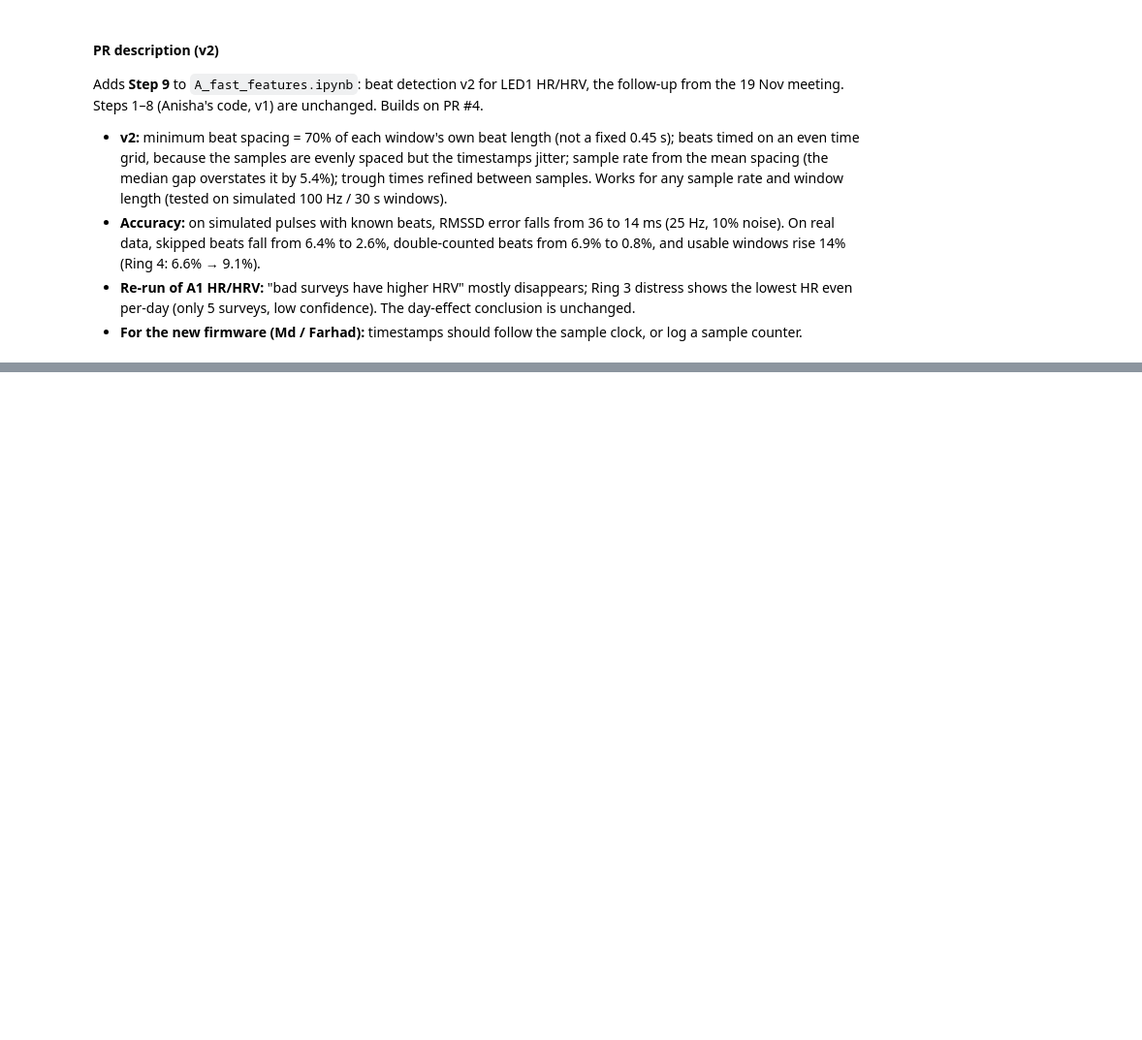
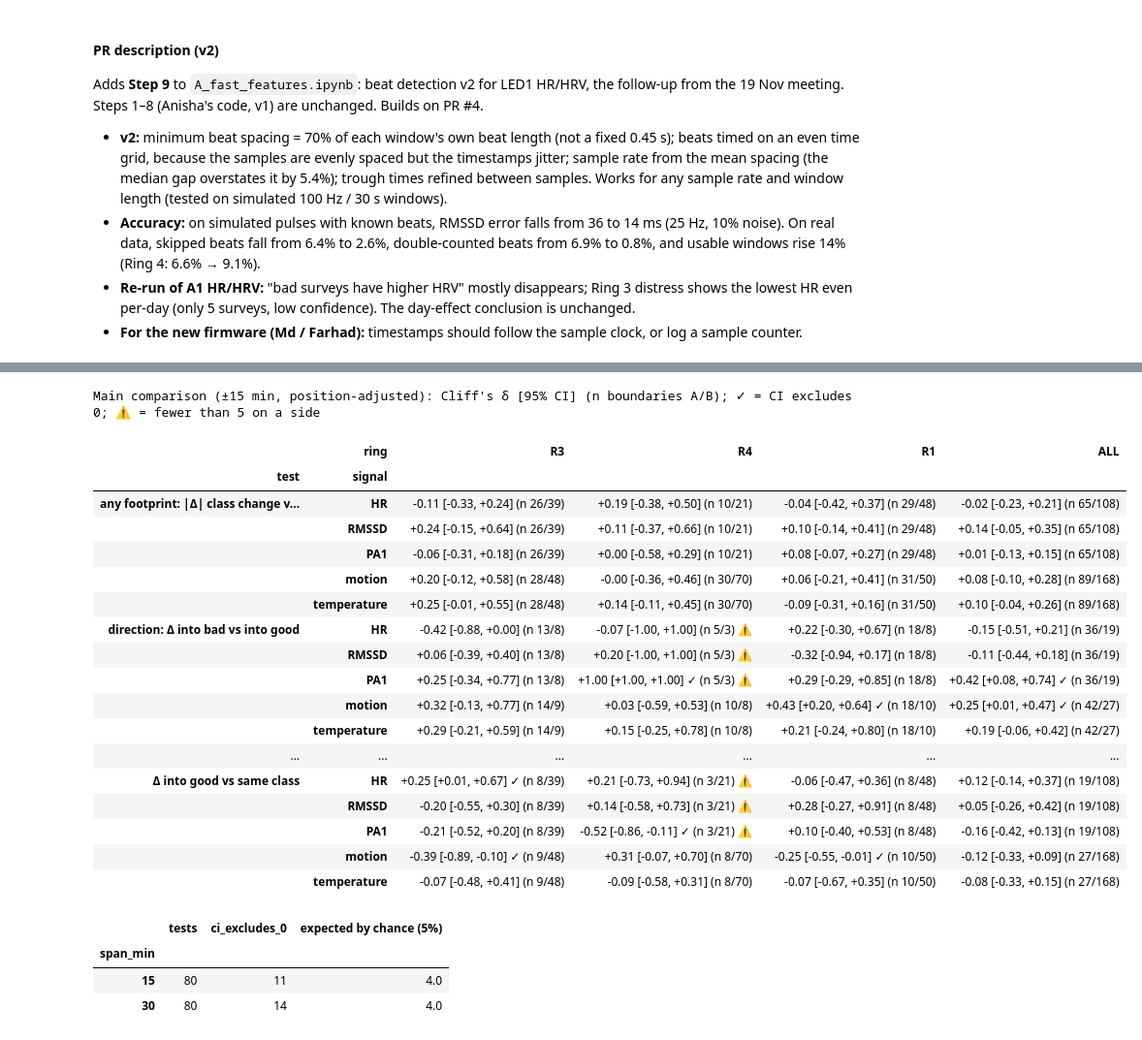
Before and after one commit to shounakda5/m3x, a Jupyter notebook: PilotPhaseC/analysis/A_fast_features.ipynb, the cells around one changed output, grey strips where cells are left out. Shown at 97% size. Cells and saved outputs as stored; diff of their text form; code cells hidden in the pictures; blank space fills up the shorter version.

```diff
--- a/PilotPhaseC/analysis/A_fast_features.ipynb
+++ b/PilotPhaseC/analysis/A_fast_features.ipynb
@@ -2615,0 +2744,68 @@ Adds **Step 9** to `A_fast_features.ipynb`: beat detection v2 for LED1 HR/HRV, t
+# %%
+# ---- 10c · Tests: any footprint (|Δ| change vs same) and direction (into bad vs into good) ---------
+def a3_test(a, b, seed):
+    """Cliff's delta of boundary values a vs b with a bootstrap over days (clusters = ring:date)."""
+    cl = pd.concat([a['cluster'], b['cluster']]).unique(); idx = {c: i for i, c in enumerate(cl)}
+    C = boot_counts(len(idx), seed)
+    return cliffs_delta_ci(a['v'].to_numpy(float), a['cluster'].map(idx).to_numpy(),
+                           b['v'].to_numpy(float), b['cluster'].map(idx).to_numpy(), C)
+
+TESTS = [('any footprint: |Δ| class change vs same class', 'abs_adj', lambda t: t.change4, lambda t: ~t.change4),
+         ('direction: Δ into bad vs into good', 'delta_adj', lambda t: t.type.eq('into bad'), lambda t: t.type.eq('into good')),
+         ('Δ into bad vs same class', 'delta_adj', lambda t: t.type.eq('into bad'), lambda t: t.type.eq('same class')),
+         ('Δ into good vs same class', 'delta_adj', lambda t: t.type.eq('into good'), lambda t: t.type.eq('same class'))]
+res3 = []
+for span in (A3_SPAN_MIN, A3_PLOT_MIN):
+    for name in A3_SIGNALS:
+        for ring in list(RINGS) + ['ALL']:
+            t = fp[(fp.span == span) & (fp.signal == name) & fp.delta.notna()]
+            if ring != 'ALL':
+                t = t[t.ring == ring]
+            t = t.assign(cluster=t['ring'].astype(str) + ':' + t['date'].astype(str))
+            for label, col, fa, fb in TESTS:
+                a, b = t[fa(t)].assign(v=lambda x: x[col]), t[fb(t)].assign(v=lambda x: x[col])
+                dlt, lo, hi, nb = a3_test(a, b, zlib.crc32(f'A3|{span}|{name}|{ring}|{label}'.encode()))
+                res3.append({'row_id': f'A3|{ring}|{span}min|{name}|{label}', 'span_min': span, 'signal': name, 'ring': ring,
+                             'test': label, 'cliffs_delta': dlt, 'ci_low': lo, 'ci_high': hi,
+                             'ci_excludes_0': bool(np.isfinite(lo) and (lo > 0 or hi < 0)),
+                             'n_A': len(a), 'n_B': len(b), 'days': t['cluster'].nunique(),
+                             'median_A': a[col].median(), 'median_B': b[col].median(),
+                             'flag_n': 'n<5' if min(len(a), len(b)) < 5 else ''})
+eff3 = pd.DataFrame(res3)
+eff3.to_csv(OUT_DIR / 'A3_transition_effects.csv', index=False)
+
+def a3_table(span):
+    t = eff3[eff3.span_min == span].copy()
+    t['cell'] = [fmt(d_, l_, h_) + f' (n {a_}/{b_})' + (' ⚠' if f_ else '')
+                 for d_, l_, h_, a_, b_, f_ in t[['cliffs_delta', 'ci_low', 'ci_high', 'n_A', 'n_B', 'flag_n']].to_numpy()]
+    return t.pivot_table(index=['test', 'signal'], columns='ring', values='cell', aggfunc='first', sort=False)[['R3', 'R4', 'R1', 'ALL']]
+print(f'Main comparison (±{A3_SPAN_MIN} min, position-adjusted): Cliff\'s δ [95% CI] (n boundaries A/B); ✓ = CI excludes 0; ⚠ = fewer than 5 on a side')
+with pd.option_context('display.max_colwidth', None):
+    display(a3_table(A3_SPAN_MIN))
+n_sig = eff3.groupby('span_min').agg(tests=('ci_excludes_0', 'size'), ci_excludes_0=('ci_excludes_0', 'sum'))
+n_sig['expected by chance (5%)'] = (0.05 * n_sig['tests']).round(1)
+display(n_sig)
+# %% [output]
+Main comparison (±15 min, position-adjusted): Cliff's δ [95% CI] (n boundaries A/B); ✓ = CI excludes 0; ⚠ = fewer than 5 on a side
+|  | ring | R3 | R4 | R1 | ALL |
+| test | signal |  |  |  |  |
+| any footprint: |Δ| class change v... | HR | -0.11 [-0.33, +0.24] (n 26/39) | +0.19 [-0.38, +0.50] (n 10/21) | -0.04 [-0.42, +0.37] (n 29/48) | -0.02 [-0.23, +0.21] (n 65/108) |
+|  | RMSSD | +0.24 [-0.15, +0.64] (n 26/39) | +0.11 [-0.37, +0.66] (n 10/21) | +0.10 [-0.14, +0.41] (n 29/48) | +0.14 [-0.05, +0.35] (n 65/108) |
+|  | PA1 | -0.06 [-0.31, +0.18] (n 26/39) | +0.00 [-0.58, +0.29] (n 10/21) | +0.08 [-0.07, +0.27] (n 29/48) | +0.01 [-0.13, +0.15] (n 65/108) |
+|  | motion | +0.20 [-0.12, +0.58] (n 28/48) | -0.00 [-0.36, +0.46] (n 30/70) | +0.06 [-0.21, +0.41] (n 31/50) | +0.08 [-0.10, +0.28] (n 89/168) |
+|  | temperature | +0.25 [-0.01, +0.55] (n 28/48) | +0.14 [-0.11, +0.45] (n 30/70) | -0.09 [-0.31, +0.16] (n 31/50) | +0.10 [-0.04, +0.26] (n 89/168) |
+| direction: Δ into bad vs into good | HR | -0.42 [-0.88, +0.00] (n 13/8) | -0.07 [-1.00, +1.00] (n 5/3) ⚠ | +0.22 [-0.30, +0.67] (n 18/8) | -0.15 [-0.51, +0.21] (n 36/19) |
+|  | RMSSD | +0.06 [-0.39, +0.40] (n 13/8) | +0.20 [-1.00, +1.00] (n 5/3) ⚠ | -0.32 [-0.94, +0.17] (n 18/8) | -0.11 [-0.44, +0.18] (n 36/19) |
+|  | PA1 | +0.25 [-0.34, +0.77] (n 13/8) | +1.00 [+1.00, +1.00] ✓ (n 5/3) ⚠ | +0.29 [-0.29, +0.85] (n 18/8) | +0.42 [+0.08, +0.74] ✓ (n 36/19) |
+|  | motion | +0.32 [-0.13, +0.77] (n 14/9) | +0.03 [-0.59, +0.53] (n 10/8) | +0.43 [+0.20, +0.64] ✓ (n 18/10) | +0.25 [+0.01, +0.47] ✓ (n 42/27) |
+|  | temperature | +0.29 [-0.21, +0.59] (n 14/9) | +0.15 [-0.25, +0.78] (n 10/8) | +0.21 [-0.24, +0.80] (n 18/10) | +0.19 [-0.06, +0.42] (n 42/27) |
+| ... | ... | ... | ... | ... | ... |
+| Δ into good vs same class | HR | +0.25 [+0.01, +0.67] ✓ (n 8/39) | +0.21 [-0.73, +0.94] (n 3/21) ⚠ | -0.06 [-0.47, +0.36] (n 8/48) | +0.12 [-0.14, +0.37] (n 19/108) |
+|  | RMSSD | -0.20 [-0.55, +0.30] (n 8/39) | +0.14 [-0.58, +0.73] (n 3/21) ⚠ | +0.28 [-0.27, +0.91] (n 8/48) | +0.05 [-0.26, +0.42] (n 19/108) |
+|  | PA1 | -0.21 [-0.52, +0.20] (n 8/39) | -0.52 [-0.86, -0.11] ✓ (n 3/21) ⚠ | +0.10 [-0.40, +0.53] (n 8/48) | -0.16 [-0.42, +0.13] (n 19/108) |
+|  | motion | -0.39 [-0.89, -0.10] ✓ (n 9/48) | +0.31 [-0.07, +0.70] (n 8/70) | -0.25 [-0.55, -0.01] ✓ (n 10/50) | -0.12 [-0.33, +0.09] (n 27/168) |
+|  | temperature | -0.07 [-0.48, +0.41] (n 9/48) | -0.09 [-0.58, +0.31] (n 8/70) | -0.07 [-0.67, +0.35] (n 10/50) | -0.08 [-0.33, +0.15] (n 27/168) |
+|  | tests | ci_excludes_0 | expected by chance (5%) |
+| span_min |  |  |  |
+| 15 | 80 | 11 | 4.0 |
+| 30 | 80 | 14 | 4.0 |
```
Also changed, not shown: parts of 12 cells of this notebook, 4 other files.
